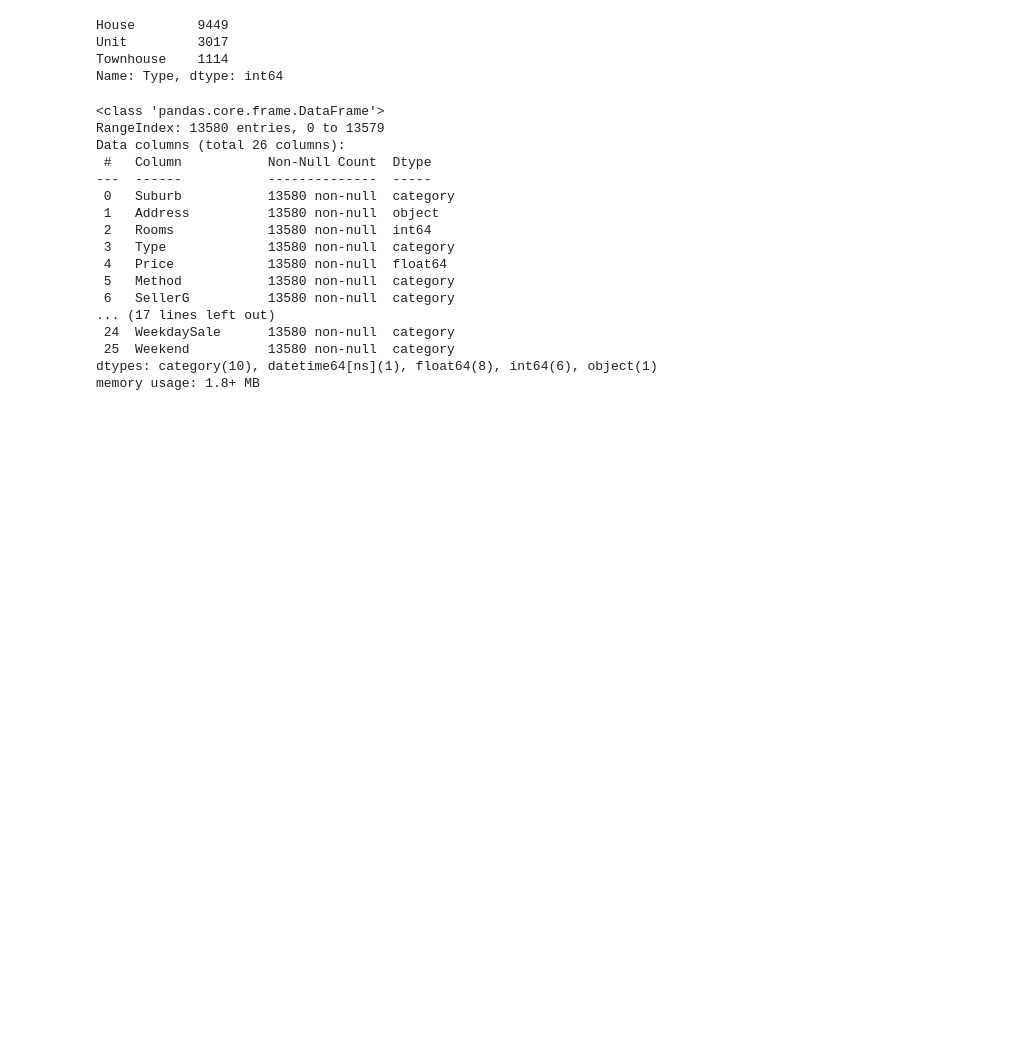
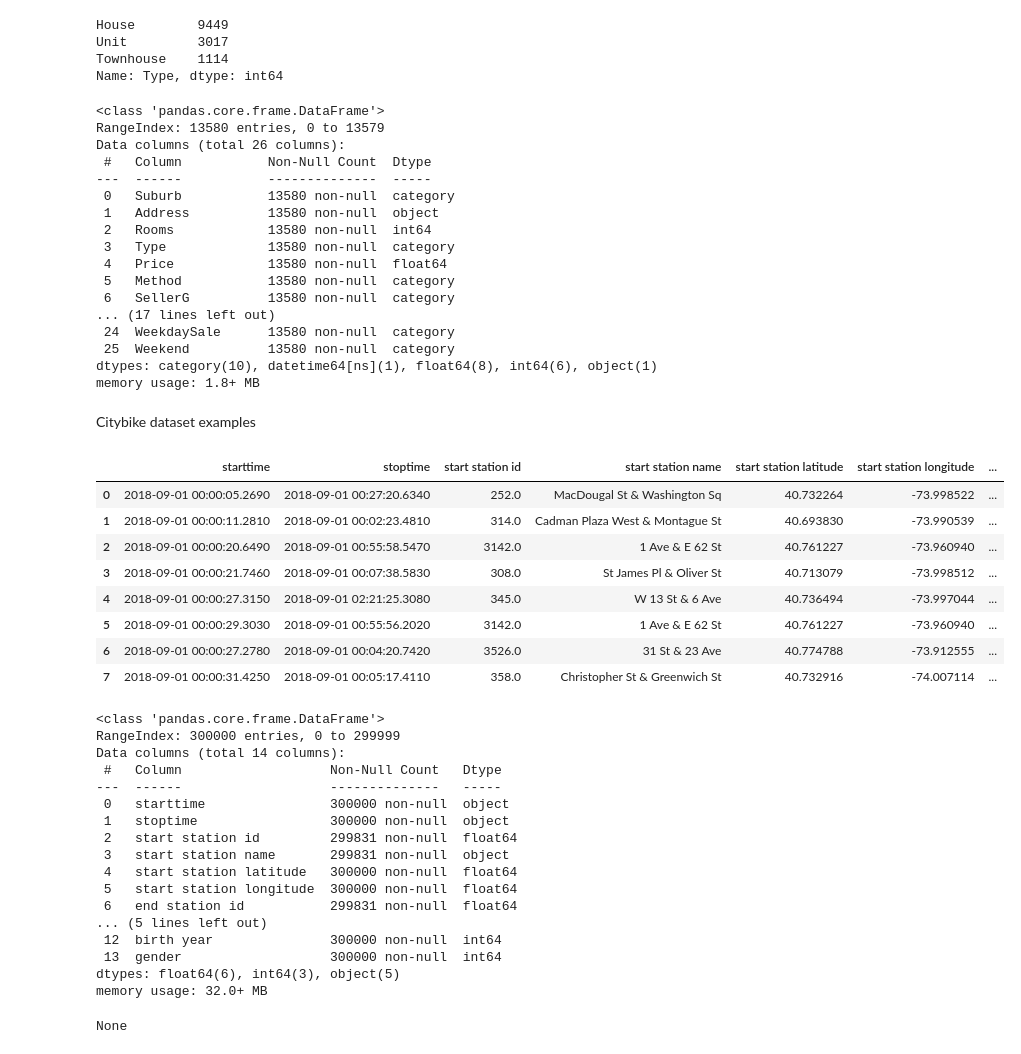
Before and after one commit to ABazeltsev/git_ds_repo, a Jupyter notebook: 11_Python/jupiter_sandbox.ipynb, the cells around one changed output. Saved outputs shown, nothing was run; the diff lists cells and outputs as text; code cells hidden in the pictures; blank space fills up the shorter version.

```diff
--- a/11_Python/jupiter_sandbox.ipynb
+++ b/11_Python/jupiter_sandbox.ipynb
@@ -313,3 +313,43 @@ Data columns (total 26 columns):
  25  Weekend          13580 non-null  category
 dtypes: category(10), datetime64[ns](1), float64(8), int64(6), object(1)
 memory usage: 1.8+ MB
+# %% [markdown]
+Citybike dataset examples
+# %%
+bike_data = pd.read_csv('data/citibike-tripdata.csv', sep=',')
+bike_df = bike_data.copy()
+#bike_df.info()
+#bike_df['bikeid'].mode()[0]
+#most_usedtype = bike_df['usertype'].mode()[0]
+#cnt = bike_df[bike_df['usertype'] == most_usedtype].shape[0]
+#print(round(cnt / bike_df.shape[0], 2))
+display(bike_data.head(8))
+display(bike_data.info())
+# %% [output]
+|  | starttime | stoptime | start station id | start station name | start station latitude | start station longitude | ... |
+| 0 | 2018-09-01 00:00:05.2690 | 2018-09-01 00:27:20.6340 | 252.0 | MacDougal St & Washington Sq | 40.732264 | -73.998522 | ... |
+| 1 | 2018-09-01 00:00:11.2810 | 2018-09-01 00:02:23.4810 | 314.0 | Cadman Plaza West & Montague St | 40.693830 | -73.990539 | ... |
+| 2 | 2018-09-01 00:00:20.6490 | 2018-09-01 00:55:58.5470 | 3142.0 | 1 Ave & E 62 St | 40.761227 | -73.960940 | ... |
+| 3 | 2018-09-01 00:00:21.7460 | 2018-09-01 00:07:38.5830 | 308.0 | St James Pl & Oliver St | 40.713079 | -73.998512 | ... |
+| 4 | 2018-09-01 00:00:27.3150 | 2018-09-01 02:21:25.3080 | 345.0 | W 13 St & 6 Ave | 40.736494 | -73.997044 | ... |
+| 5 | 2018-09-01 00:00:29.3030 | 2018-09-01 00:55:56.2020 | 3142.0 | 1 Ave & E 62 St | 40.761227 | -73.960940 | ... |
+| 6 | 2018-09-01 00:00:27.2780 | 2018-09-01 00:04:20.7420 | 3526.0 | 31 St & 23 Ave | 40.774788 | -73.912555 | ... |
+| 7 | 2018-09-01 00:00:31.4250 | 2018-09-01 00:05:17.4110 | 358.0 | Christopher St & Greenwich St | 40.732916 | -74.007114 | ... |
+<class 'pandas.core.frame.DataFrame'>
+RangeIndex: 300000 entries, 0 to 299999
+Data columns (total 14 columns):
+ #   Column                   Non-Null Count   Dtype
+---  ------                   --------------   -----
+ 0   starttime                300000 non-null  object
+ 1   stoptime                 300000 non-null  object
+ 2   start station id         299831 non-null  float64
+ 3   start station name       299831 non-null  object
+ 4   start station latitude   300000 non-null  float64
+ 5   start station longitude  300000 non-null  float64
+ 6   end station id           299831 non-null  float64
+... (5 lines left out)
+ 12  birth year               300000 non-null  int64
+ 13  gender                   300000 non-null  int64
+dtypes: float64(6), int64(3), object(5)
+memory usage: 32.0+ MB
+None
```
Also changed, not shown: parts of 1 cell of this notebook, 1 other file.
